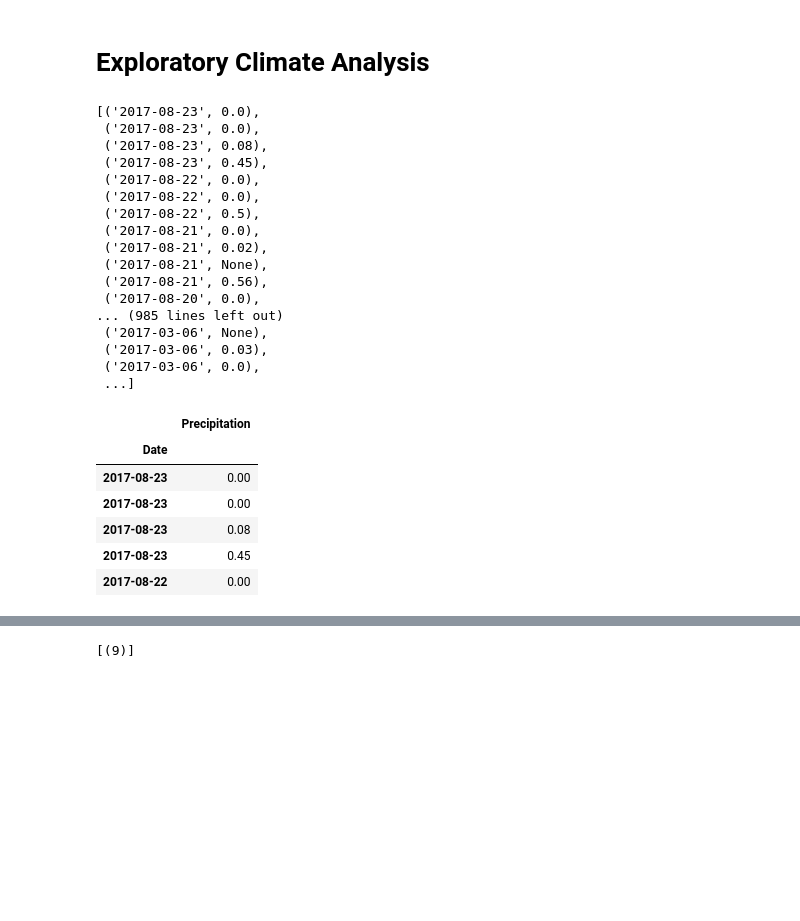
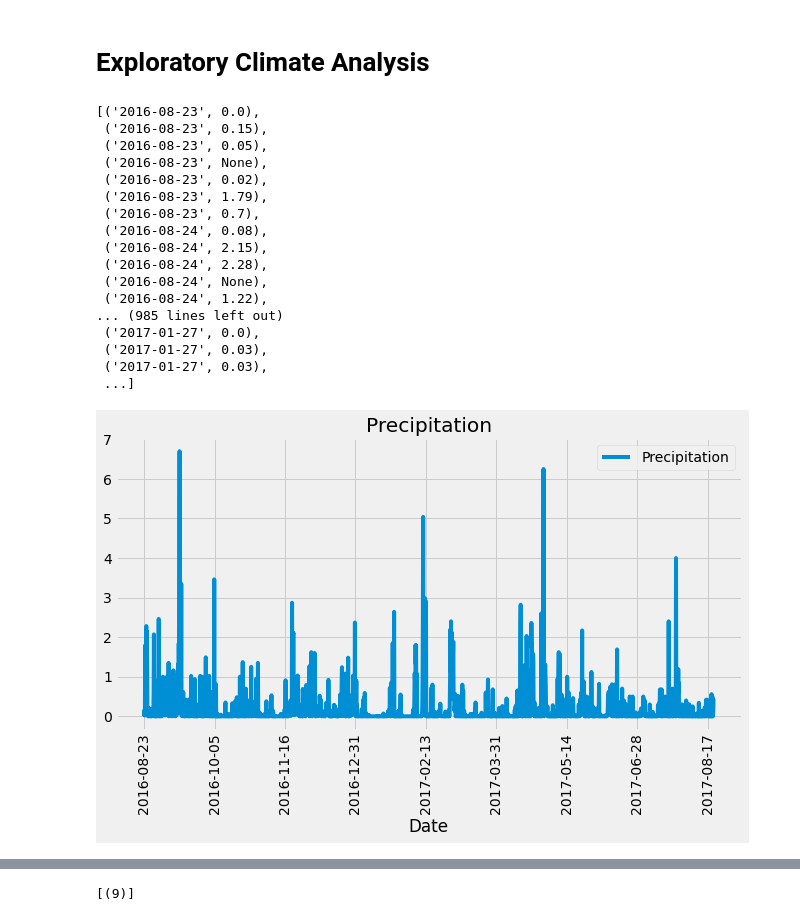
Before and after one commit to paola1395/sqlalchemy-challenge, a Jupyter notebook: climate_starter.ipynb, the cells around one changed output, grey strips where cells are left out. Saved outputs shown, nothing was run; the diff lists cells and outputs as text; code cells hidden in the pictures; blank space fills up the shorter version.

```diff
--- a/climate_starter.ipynb
+++ b/climate_starter.ipynb
@@ -50,41 +50,36 @@ year_ago= dt.date(2017,8,23) - dt.timedelta(days=365)
 # Design a query to retrieve the last 12 months of precipitation data
 precip_data = session.query(Measurement.date, Measurement.prcp).\
     filter(Measurement.date >= year_ago).\
-    order_by(Measurement.date.desc()).all()
+    order_by(Measurement.date.asc()).all()
 precip_data
 # %% [output]
-[('2017-08-23', 0.0),
- ('2017-08-23', 0.0),
- ('2017-08-23', 0.08),
- ('2017-08-23', 0.45),
- ('2017-08-22', 0.0),
- ('2017-08-22', 0.0),
- ('2017-08-22', 0.5),
- ('2017-08-21', 0.0),
- ('2017-08-21', 0.02),
- ('2017-08-21', None),
- ('2017-08-21', 0.56),
- ('2017-08-20', 0.0),
+[('2016-08-23', 0.0),
+ ('2016-08-23', 0.15),
+ ('2016-08-23', 0.05),
+ ('2016-08-23', None),
+ ('2016-08-23', 0.02),
+ ('2016-08-23', 1.79),
+ ('2016-08-23', 0.7),
+ ('2016-08-24', 0.08),
+ ('2016-08-24', 2.15),
+ ('2016-08-24', 2.28),
+ ('2016-08-24', None),
+ ('2016-08-24', 1.22),
 ... (985 lines left out)
- ('2017-03-06', None),
- ('2017-03-06', 0.03),
- ('2017-03-06', 0.0),
+ ('2017-01-27', 0.0),
+ ('2017-01-27', 0.03),
+ ('2017-01-27', 0.03),
  ...]
 # %%
-# Perform a query to retrieve the data and precipitation scores
-all_data= session.query(Measurement.date, Measurement.prcp).order_by(Measurement.date.desc()).all()
-
 # Save the query results as a Pandas DataFrame and set the index to the date column, sort by date
-precip_df= pd.DataFrame(precip_data, columns=["Date", "Precipitation"])
+precip_df= pd.DataFrame(precip_data, columns=["Date", "Precipitation"]).dropna()
 precip_df.set_index("Date", inplace=True)
 precip_df.head()
 
 # Use Pandas Plotting with Matplotlib to plot the data
+precip_df.plot(title="Precipitation", figsize=(10,5))
+plt.xticks(rotation=90)
+plt.savefig("precipitation_analysis")
+plt.show()
 # %% [output]
-|  | Precipitation |
-| Date |  |
-| 2017-08-23 | 0.00 |
-| 2017-08-23 | 0.00 |
-| 2017-08-23 | 0.08 |
-| 2017-08-23 | 0.45 |
-| 2017-08-22 | 0.00 |
+[figure, added]
```
Also changed, not shown: parts of 3 cells of this notebook, 1 other file.
